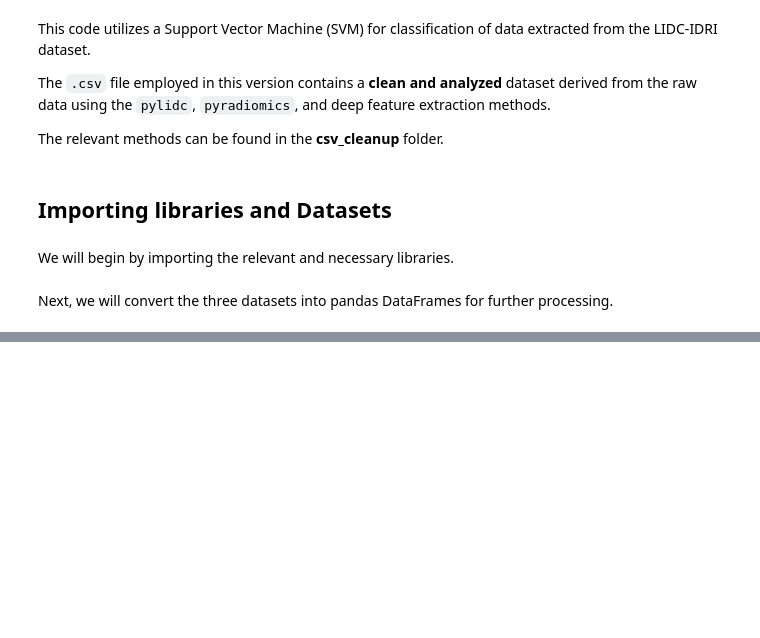
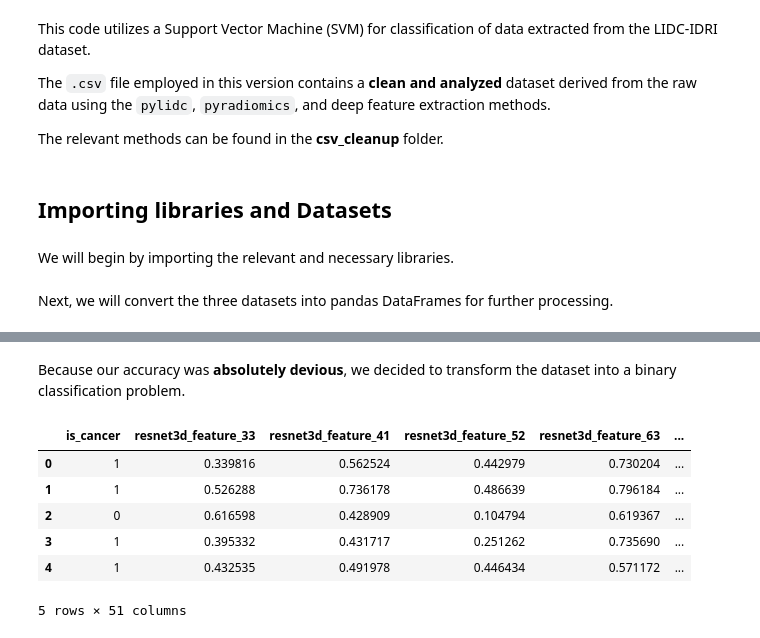
Before and after one commit to pmgfernandes04/Lung-Cancer-Classification-using-CT, a Jupyter notebook: model_development/svm.ipynb, the cells around one changed output, grey strips where cells are left out. Cells and saved outputs as stored; diff of their text form; code cells hidden in the pictures; blank space fills up the shorter version.

Commit message:
SVM update
Cleaned up the code, added model comparison, started introducing imbalanced binary learning problem solutions.

```diff
--- a/model_development/svm.ipynb
+++ b/model_development/svm.ipynb
@@ -217,0 +96,25 @@ Gauss Accuracy: 0.83
+# %% [markdown]
+Because our accuracy was **absolutely devious**, we decided to transform the dataset into a binary classification problem.
+# %%
+# Removes ambiguous option
+#mask = df['is_cancer'] == 1
+#df = df[~mask]
+
+# Maps ambiguous values to cancer or not cancer
+df_amb_cancer = df.copy()
+df_amb_not_cancer = df.copy()
+
+# Mapeamento necessário para trees (expected 0 and 1)
+df_amb_cancer['is_cancer'] = df_amb_cancer['is_cancer'].replace(2, 1)
+
+df_amb_not_cancer['is_cancer'] = df_amb_not_cancer['is_cancer'].replace({1: 0, 2: 1})
+# %%
+df_amb_cancer.head()
+# %% [output]
+|  | is_cancer | resnet3d_feature_33 | resnet3d_feature_41 | resnet3d_feature_52 | resnet3d_feature_63 | ... |
+| 0 | 1 | 0.339816 | 0.562524 | 0.442979 | 0.730204 | ... |
+| 1 | 1 | 0.526288 | 0.736178 | 0.486639 | 0.796184 | ... |
+| 2 | 0 | 0.616598 | 0.428909 | 0.104794 | 0.619367 | ... |
+| 3 | 1 | 0.395332 | 0.431717 | 0.251262 | 0.735690 | ... |
+| 4 | 1 | 0.432535 | 0.491978 | 0.446434 | 0.571172 | ... |
+5 rows × 51 columns
```
Also changed, not shown: parts of 27 cells of this notebook.
